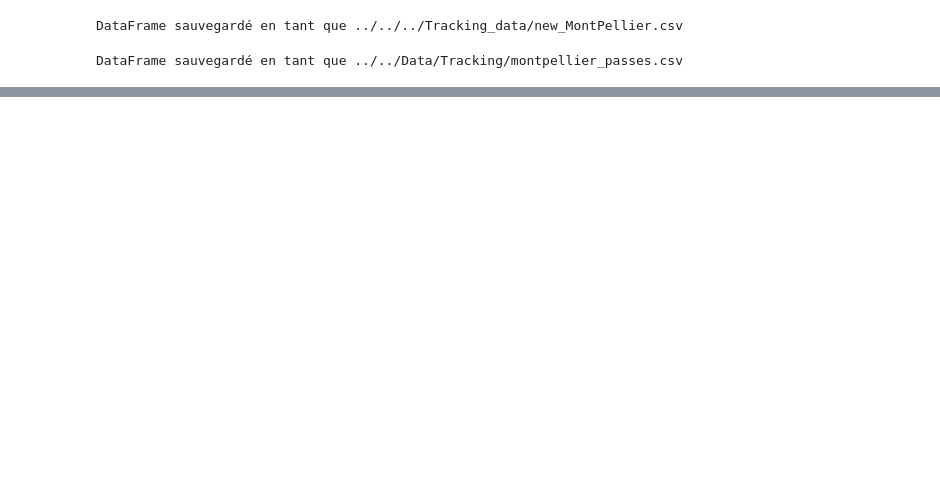
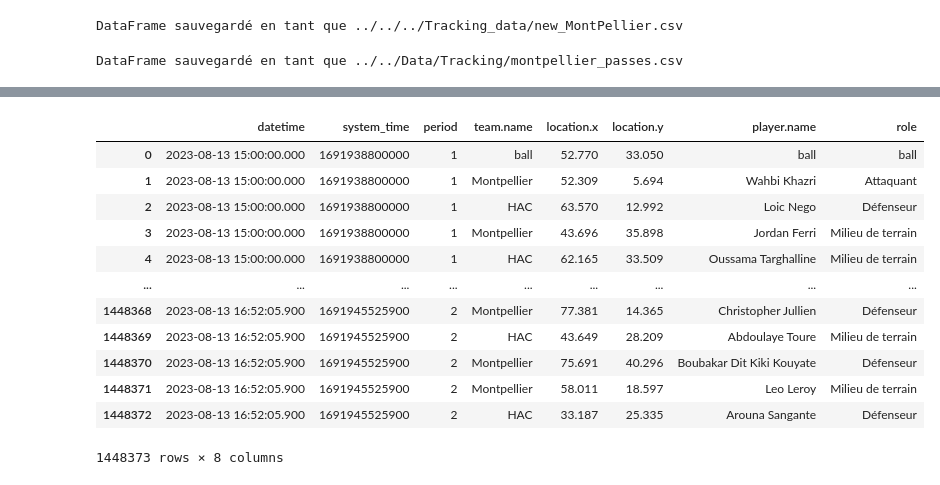
Before and after one commit to Uthmankontao/STAGE, a Jupyter notebook: Analyses/Network_passes/Montpellier.ipynb, the cells around one changed output, grey strips where cells are left out. Saved outputs shown, nothing was run; the diff lists cells and outputs as text; code cells hidden in the pictures; blank space fills up the shorter version.

```diff
--- a/Analyses/Network_passes/Montpellier.ipynb
+++ b/Analyses/Network_passes/Montpellier.ipynb
@@ -27,3 +42,20 @@ df_passes = pd.read_csv('../../Data/Tracking/montpellier_passes.csv')
+# %%
+df_positions = pd.read_csv('../../../Tracking_data/new_MontPellier.csv')
+df_positions
+# %% [output]
+|  | datetime | system_time | period | team.name | location.x | location.y | player.name | role |
+| 0 | 2023-08-13 15:00:00.000 | 1691938800000 | 1 | ball | 52.770 | 33.050 | ball | ball |
+| 1 | 2023-08-13 15:00:00.000 | 1691938800000 | 1 | Montpellier | 52.309 | 5.694 | Wahbi Khazri | Attaquant |
+| 2 | 2023-08-13 15:00:00.000 | 1691938800000 | 1 | HAC | 63.570 | 12.992 | Loic Nego | Défenseur |
+| 3 | 2023-08-13 15:00:00.000 | 1691938800000 | 1 | Montpellier | 43.696 | 35.898 | Jordan Ferri | Milieu de terrain |
+| 4 | 2023-08-13 15:00:00.000 | 1691938800000 | 1 | HAC | 62.165 | 33.509 | Oussama Targhalline | Milieu de terrain |
+| ... | ... | ... | ... | ... | ... | ... | ... | ... |
+| 1448368 | 2023-08-13 16:52:05.900 | 1691945525900 | 2 | Montpellier | 77.381 | 14.365 | Christopher Jullien | Défenseur |
+| 1448369 | 2023-08-13 16:52:05.900 | 1691945525900 | 2 | HAC | 43.649 | 28.209 | Abdoulaye Toure | Milieu de terrain |
+| 1448370 | 2023-08-13 16:52:05.900 | 1691945525900 | 2 | Montpellier | 75.691 | 40.296 | Boubakar Dit Kiki Kouyate | Défenseur |
+| 1448371 | 2023-08-13 16:52:05.900 | 1691945525900 | 2 | Montpellier | 58.011 | 18.597 | Leo Leroy | Milieu de terrain |
+| 1448372 | 2023-08-13 16:52:05.900 | 1691945525900 | 2 | HAC | 33.187 | 25.335 | Arouna Sangante | Défenseur |
+1448373 rows × 8 columns
 # %%
 import pandas as pd
 
```
Also changed, not shown: parts of 1 cell of this notebook.
